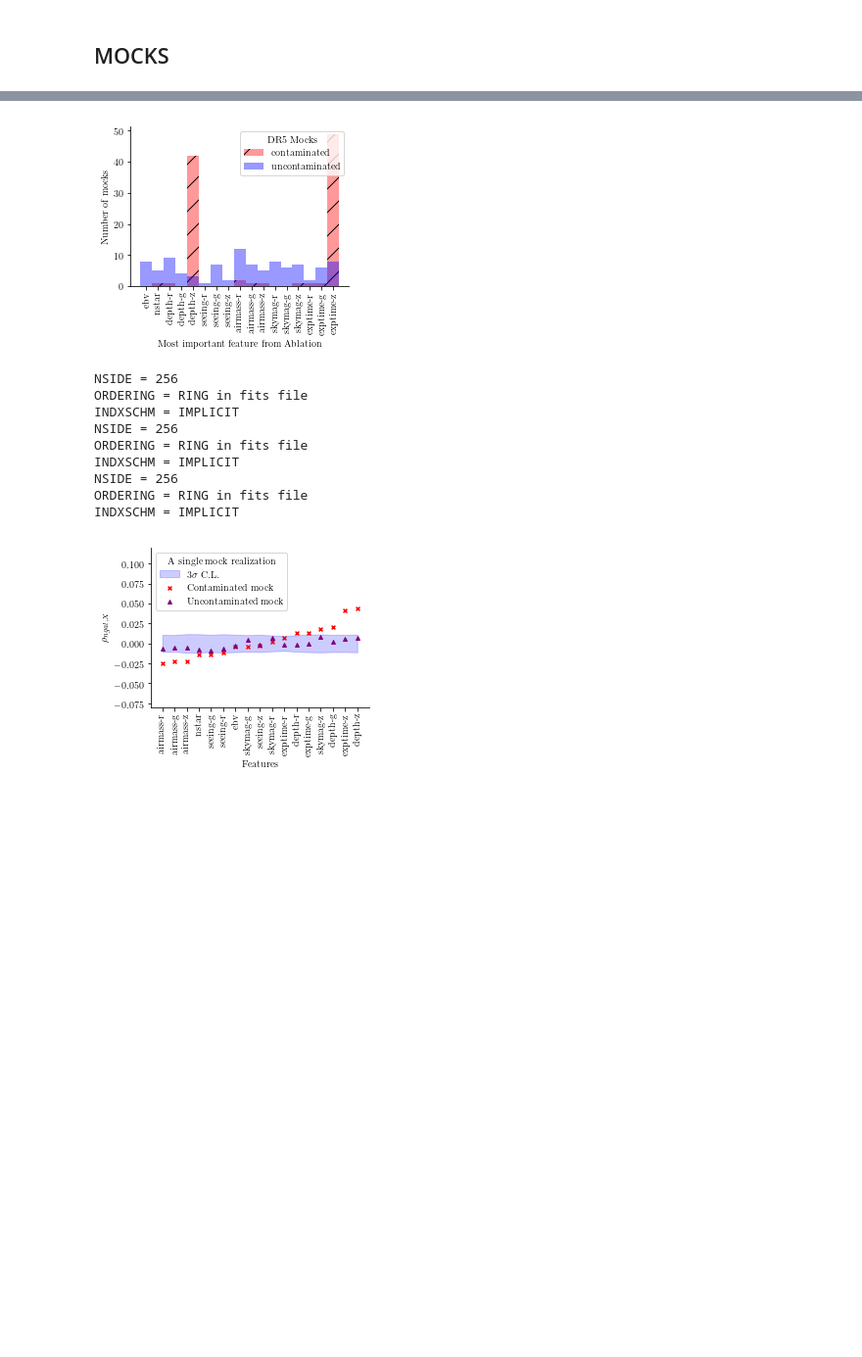
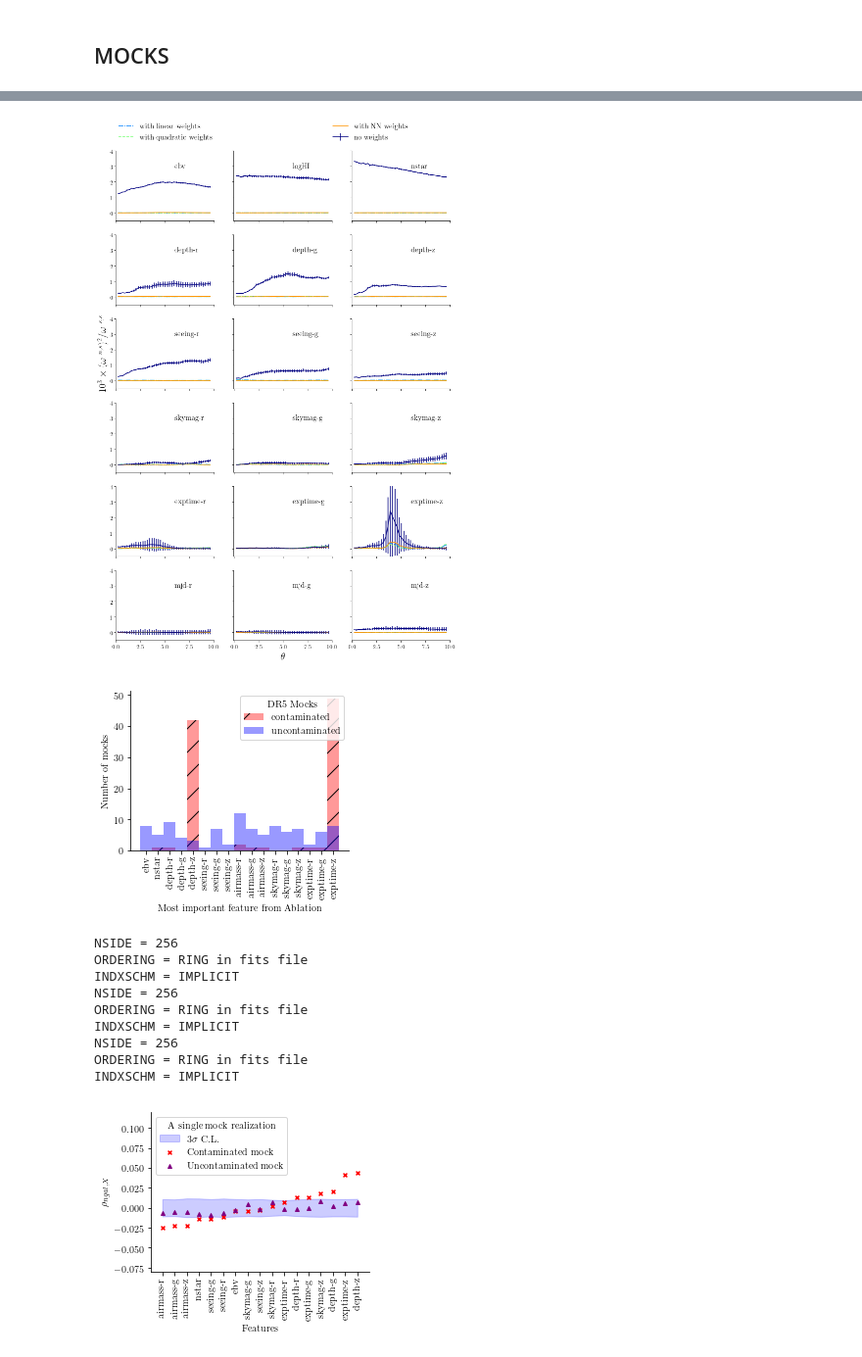
Before and after one commit to mehdirezaie/SYSNet, a Jupyter notebook: dataviz/DLpaper_plots.ipynb, the cells around one changed output, grey strips where cells are left out. Shown at 98% size. Drawn from its saved outputs; the diff is of its cells as text; code cells hidden in the pictures; blank space fills up the shorter version.

```diff
--- a/dataviz/DLpaper_plots.ipynb
+++ b/dataviz/DLpaper_plots.ipynb
@@ -508,3 +520,76 @@ plot_cl_cross_dr(config)
+# %%
+def plot_cl_cross_xi(config):
+    params = {
+   'axes.spines.right':False,
+   'axes.spines.top':False,
+   'axes.labelsize': 20,
+   #'text.fontsize': 8,
+   'legend.fontsize': 15,
+   'xtick.labelsize': 12,
+   'ytick.labelsize': 12,
+   'text.usetex': True,
+   #'figure.figsize': [4, 3],
+   'font.family':'serif',
+    'font.size':12
+   }
+    plt.rcParams.update(params)
+    #plt.rc('xtick', labelsize='medium')
+    #plt.rc('ytick', labelsize='medium')
+    ND = len(config['crossxi']['flb'])
+    c  = plt.cm.jet
+    ls = 5*['-','-.','--', '-']
+    pltarg = dict(ncols=3, nrows=6, sharex=True, figsize=(3*4, 6*3), sharey=True)
+    tckfmt = dict(style='sci', axis='y', scilimits=(0,0))
+#     lgnarg = dict(bbox_to_anchor=(1.1, 0.9), frameon=False, ncol=1,
+#                   title=config['crosscl']['title'], fontsize=15)
+    lgnarg = dict(ncol=2,frameon=False,
+                 bbox_to_anchor=(0, 1.1, 3, 0.4), loc="lower left",
+                mode="expand", borderaxespad=0)
+    xlim   = (-0.05, 10)
+    ylim   = (-.5, 4.)
+    clsys  = np.load(config['crossxi']['xisys']).item()
+    #print(clsys['cross'][0]['w'])
+    #
+    #  PLOT
+    #
+    def add_plot(fs, a, color='b', label='none', ls='-', clsys=clsys, err=False):
+        d = np.load(fs).item()
+        for i in range(len(d['cross'])):
+            mc  = clsys['cross'][i]['w'][0]/clsys['cross'][i]['w'][1] - clsys['cross'][i]['dmean']**2
+            myd = d['cross'][i]
+            l   = np.degrees(myd['t'][1:])
+            cl  = 1.e3*(myd['w']-myd['dmean1']*myd['dmean2'])**2/mc
+            cle = 1.e3*myd['werr']**2/mc
+            if err:
+                a[i].errorbar(l, cl, yerr=cle, color=color, label=label, linestyle=ls)
+            else:
+                a[i].plot(l, cl, color=color, label=label, linestyle=ls)
+
+    f,a    = plt.subplots(**pltarg)
+    # plt.subplots_adjust(hspace=0.0, wspace=0.0)
+    a = a.flatten()
+    for i, fi in enumerate(config['crossxi']['flb']):
+        if fi =='uni':
+            err=True
+        else:
+            err=False
+        add_plot(config['crossxi']['xipath'](fi), a, c(i/ND), config['crossxi']['lb'][i], ls[i], err=err)
+    for i in range(len(a)):
+        if i ==6:a[i].set_ylabel(r'$10^{3}\times(\omega^{~n,s})^{2}/\omega^{~s,s}$')
+        if i ==16:a[i].set_xlabel(r'$\theta$')
+        a[i].text(0.6, 0.75, r'%s'\
+                          %config['crossxi']['xticks'][i], transform=a[i].transAxes, fontsize=15)
+        a[i].ticklabel_format(**tckfmt)
+        a[i].tick_params(axis='y', pad=1.0)
+        a[i].set_xlim(*xlim)
+        a[i].set_ylim(*ylim)
+    a[0].legend(**lgnarg)
+    #f.delaxes(a[17])
+
+    plt.savefig(config['crossxi']['ouname'], bbox_inches='tight')
+plot_cl_cross_xi(config)
+# %% [output]
+[figure, added]
 # %%
 def plot_ablation(config):
     params = {
```
Also changed, not shown: parts of 7 cells of this notebook, 10 other files.
